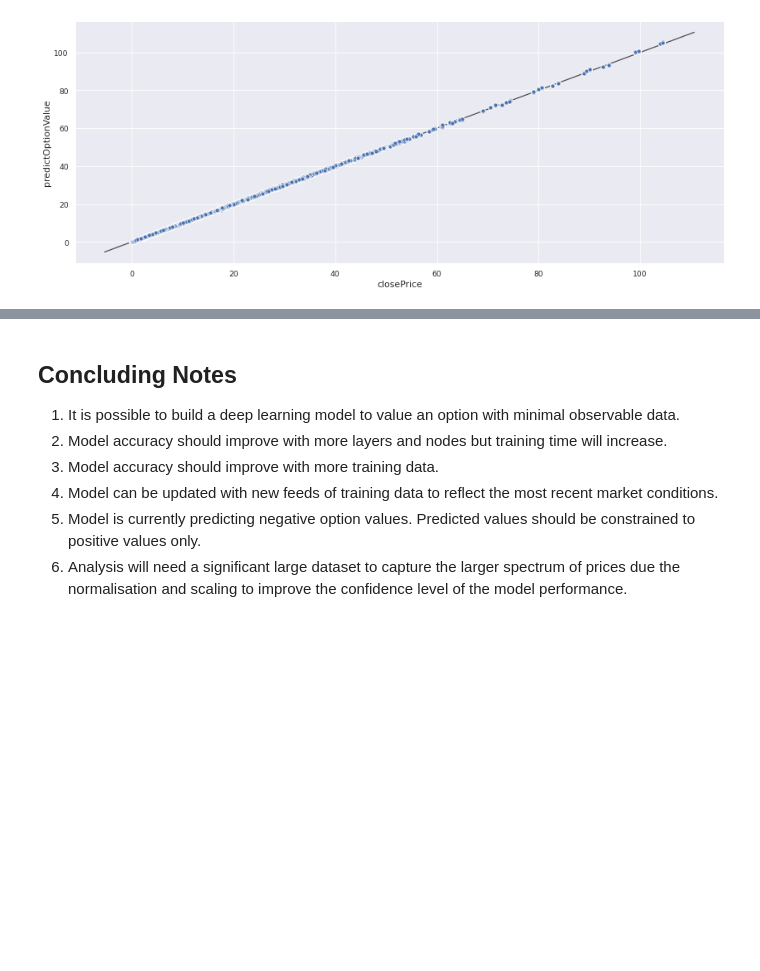
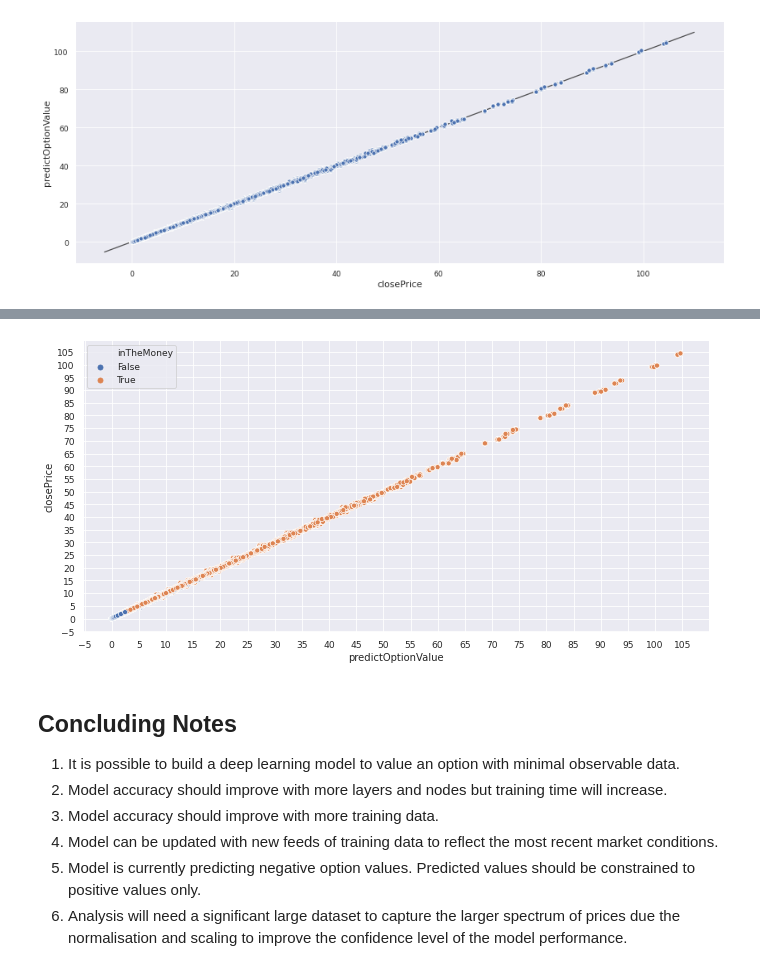
Before and after one commit to edgetrader/deep-learning-option-pricing, a Jupyter notebook: notebook/deeplearning-option-pricing.ipynb, the cells around one changed output, grey strips where cells are left out. Saved outputs shown, nothing was run; the diff lists cells and outputs as text; code cells hidden in the pictures; blank space fills up the shorter version.

```diff
--- a/notebook/deeplearning-option-pricing.ipynb
+++ b/notebook/deeplearning-option-pricing.ipynb
@@ -819,3 +830,7 @@ y_outofsample
+# %%
+plot_scatter_byGrp(outofsample, 'predictOptionValue', 'closePrice', 'inTheMoney')
+# %% [output]
+[figure, added]
 # %% [markdown]
 ## Concluding Notes
 1.  It is possible to build a deep learning model to value an option with minimal observable data.
```
Also changed, not shown: parts of 14 cells of this notebook, 3 other files.
